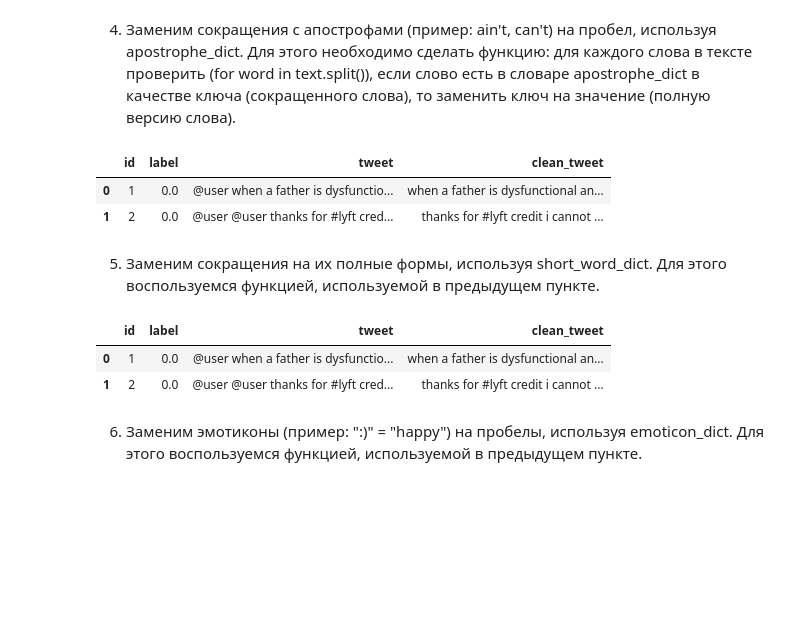
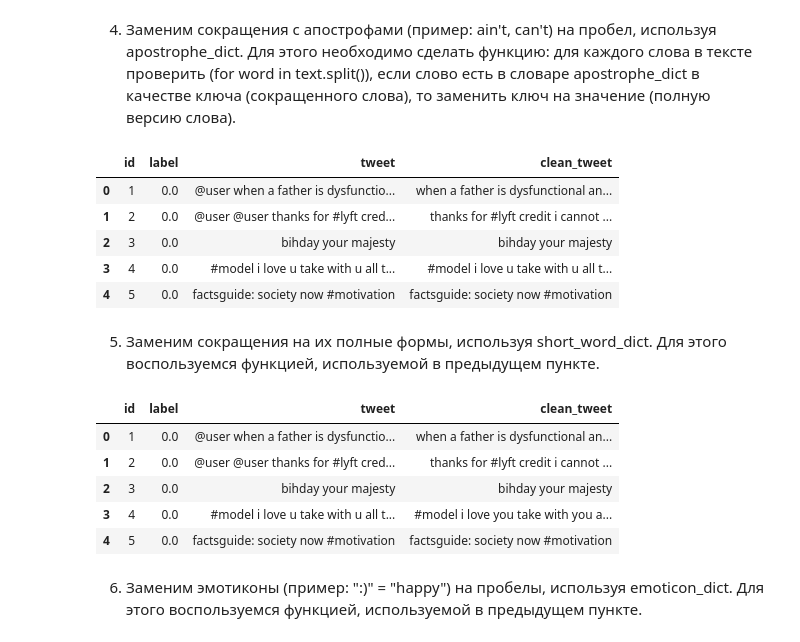
Before and after one commit to ssv273/NLP, a Jupyter notebook: hw_lesson_1.ipynb, the cells around one changed output. Saved outputs shown, nothing was run; the diff lists cells and outputs as text; code cells hidden in the pictures; blank space fills up the shorter version.

```diff
--- a/hw_lesson_1.ipynb
+++ b/hw_lesson_1.ipynb
@@ -363,5 +360,12 @@ def del_at_user(txt):
-# %%
-combine_df.clean_tweet = combine_df.clean_tweet.apply(lambda x: del_at_user(x))
+# %%
+def remove_pattern(input_txt, pattern):
+    r = re.findall(pattern, input_txt)
+    for i in r:
+        input_txt = re.sub(i, '', input_txt)
+    return input_txt
+# %%
+# remove twitter handles (@user)
+combine_df['clean_tweet'] = np.vectorize(remove_pattern)(combine_df['clean_tweet'], "@[\w]*")
 # %%
 combine_df.head()
 # %% [output]
@@ -385,18 +389,18 @@ combine_df.head(2)
 4. Заменим сокращения с апострофами (пример: ain't, can't) на пробел, используя apostrophe_dict. Для этого необходимо сделать функцию: для каждого слова в тексте проверить (for word in text.split()), если слово есть в словаре apostrophe_dict в качестве ключа (сокращенного слова), то заменить ключ на значение (полную версию слова).
 # %%
 def apostrophe(txt):
-    for word in txt.split():
-        if word in apostrophe_dict.keys():
-            txt = txt.replace(word, apostrophe_dict[word])
-    return txt
+    return ' '.join([apostrophe_dict.get(word, word) for word in txt.split()])
 # %%
 combine_df.clean_tweet = combine_df.clean_tweet.apply(lambda x: apostrophe(x))
 # %%
-combine_df.head(2)
+combine_df.head()
 # %% [output]
 |  | id | label | tweet | clean_tweet |
 | 0 | 1 | 0.0 | @user when a father is dysfunctio... | when a father is dysfunctional an... |
 | 1 | 2 | 0.0 | @user @user thanks for #lyft cred... | thanks for #lyft credit i cannot ... |
+| 2 | 3 | 0.0 | bihday your majesty | bihday your majesty |
+| 3 | 4 | 0.0 | #model i love u take with u all t... | #model i love u take with u all t... |
+| 4 | 5 | 0.0 | factsguide: society now #motivation | factsguide: society now #motivation |
 # %% [markdown]
 5. Заменим сокращения на их полные формы, используя short_word_dict. Для этого воспользуемся функцией, используемой в предыдущем пункте.
 # %%
@@ -408,11 +409,14 @@ def short_word(txt):
 # %%
 combine_df.clean_tweet = combine_df.clean_tweet.apply(lambda x: short_word(x))
 # %%
-combine_df.head(2)
+combine_df.head()
 # %% [output]
 |  | id | label | tweet | clean_tweet |
 | 0 | 1 | 0.0 | @user when a father is dysfunctio... | when a father is dysfunctional an... |
 | 1 | 2 | 0.0 | @user @user thanks for #lyft cred... | thanks for #lyft credit i cannot ... |
+| 2 | 3 | 0.0 | bihday your majesty | bihday your majesty |
+| 3 | 4 | 0.0 | #model i love u take with u all t... | #model i love you take with you a... |
+| 4 | 5 | 0.0 | factsguide: society now #motivation | factsguide: society now #motivation |
 # %% [markdown]
 6. Заменим эмотиконы (пример: ":)" = "happy") на пробелы, используя emoticon_dict. Для этого воспользуемся функцией, используемой в предыдущем пункте.
 # %%
```
Also changed, not shown: parts of 12 cells of this notebook.
